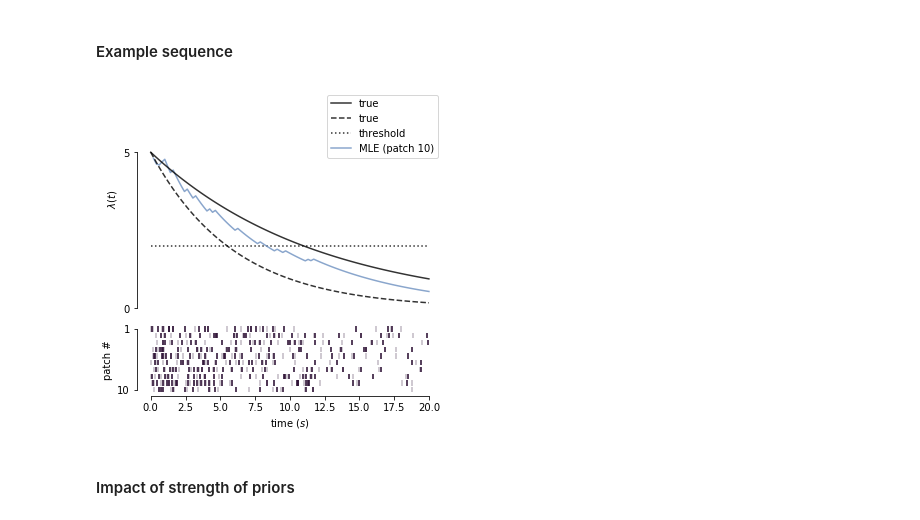
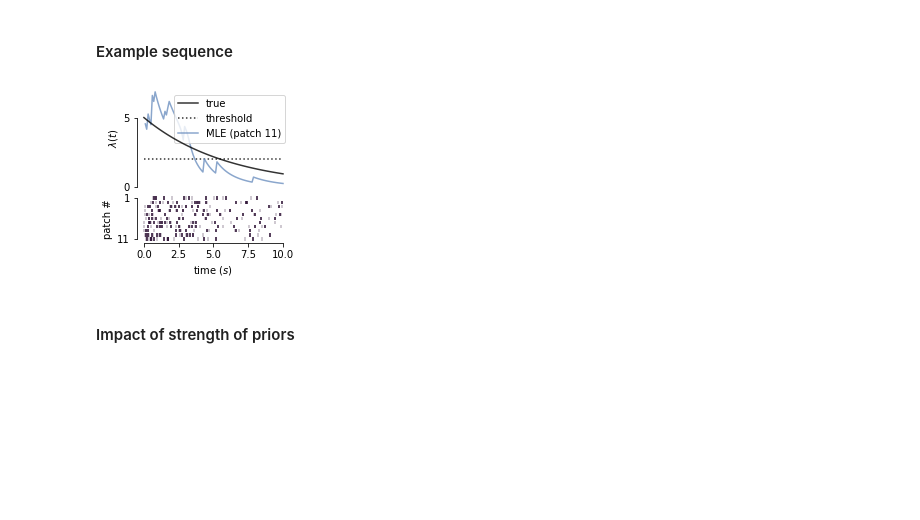
Before and after one commit to jbwebb8/foraging-analysis, a Jupyter notebook: notebooks/foraging_theory.ipynb, the cells around one changed output. Cells and saved outputs as stored; diff of their text form; code cells hidden in the pictures; blank space fills up the shorter version.

Commit message:
updated MAP plots at end

```diff
--- a/notebooks/foraging_theory.ipynb
+++ b/notebooks/foraging_theory.ipynb
@@ -3758,20 +3758,20 @@ def hidden_process_MLE(t_k, t_bin, T, L,
 #### Example sequence
 # %%
 # Settings
-M = 10 # number of patches to simulate
+M = 11 # number of patches to simulate
 N = 0 # max number of previous patches to include
 L = 2 # Vr/V0
 lam_0 = 2.5 # initial drip parameter
-tau = 12.0 # rate of decay of lambda
-alpha_1 = 13.5
-beta_1 = 5.0
-alpha_2 = 61.0
-beta_2 = 5.0
-T = 20.0
+tau = 6.0 # rate of decay of lambda
+alpha_1 = 3.5
+beta_1 = 1.0
+alpha_2 = 2.2
+beta_2 = 0.1
+T = 10.0
 t_bin = np.linspace(0.0, T, 100)
 lam_thresh = 2.0 # threshold for patch-leaving
-switch = True # switch parameters for last patch
-seed = 125
+switch = False # switch parameters for last patch
+seed = 132
 np.random.seed(seed)
 
 # Rescale prior parameters
@@ -3810,7 +3810,7 @@ for m in range(M):
 
     # Simulate new sequence
     t_event.append(model.times(interevent=False, s=T[m]))
-    t_k.append(t_event[-1][L-1::L])
+    t_k.append(t_event[m][L-1::L])
 
     # Solve for MLE parameters.
     lam_MLE[m], tau_MLE[m] = hidden_process_MLE(t_k[max(m-N, 0):m+1],
@@ -3823,17 +3823,17 @@ for m in range(M):
                                                 beta_2=beta_2)
 # %%
 # Create figure and placeholders.
-M_plot = [9]
+M_plot = [10]
 nrows = 2
 ncols = 1
-heights = [3.0, 1.0]
+heights = [3.0, 1.5]
 gridspec_kw= {'height_ratios': heights,
               'hspace': 0.10,
               'right': 0.975,
               'top': 0.975}
 fig, axes = plt.subplots(nrows, ncols,
                          sharex=True,
-                         figsize=(5.0, 5.0),
+                         figsize=(2.5, 2.5),
                          gridspec_kw=gridspec_kw)
 cmap = plt.get_cmap('twilight')
 #cmap = plt.get_cmap('bone')
@@ -3892,36 +3892,36 @@ for m in range(max(M_plot)+1):
 # Format axis.
 for ax in axes:
     ax.spines['right'].set_visible(False)
     ax.spines['top'].set_visible(False)
 
 ax = axes[0]
 ax.legend()
 ax.set_ylabel('$\lambda(t)$')
 ax.set_ylim((0.0, 7.0))
 ax.set_yticks((0, lam_0));
 ax.spines['bottom'].set_visible(False)
 ax.spines['left'].set_bounds(0.0, ax.get_yticks()[-1])
 ax.tick_params(axis='x', length=0.0)
 
 ax = axes[1]
 ax.set_xlabel(r'time ($s$)')
 #ax.set_xticks(np.arange(0, 31, 5))
 ax.set_ylabel('patch #')
 ax.set_yticks([0, max(M_plot)])
 ax.set_yticklabels([y+1 for y in ax.get_yticks()])
 #ax.spines['left'].set_bounds(0.5, 3.5)
 ax.spines['left'].set_bounds(0.0, ax.get_yticks()[-1])
 xticks, xlim = ax.get_xticks(), ax.get_xlim()
 ax.spines['bottom'].set_bounds(xticks[xticks >= xlim[0]][0],
                                xticks[xticks <= xlim[1]][-1])
 ax.invert_yaxis()
 
 # Save figure.
-folder = '/home/james/Documents/Projects/foraging/figures/thesis/priors/'
-filename = 'Bayesian_switch_strong_prior.svg'
+folder = '/home/james/Documents/Projects/foraging/figures/manuscript/fig4/components/'
+filename = f'MAP_N={N+1}.svg'
 fig.savefig(os.path.join(folder, filename), fmt='svg', dpi=600)
 # %% [output]
-[figure, old version]
+[figure, new version]
 # %% [markdown]
 #### Impact of strength of priors
 # %%
```
